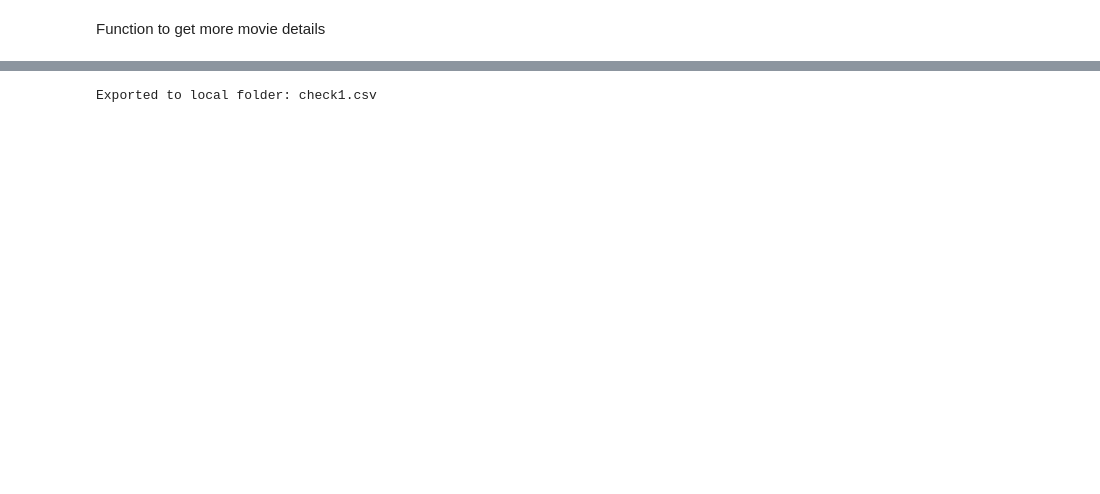
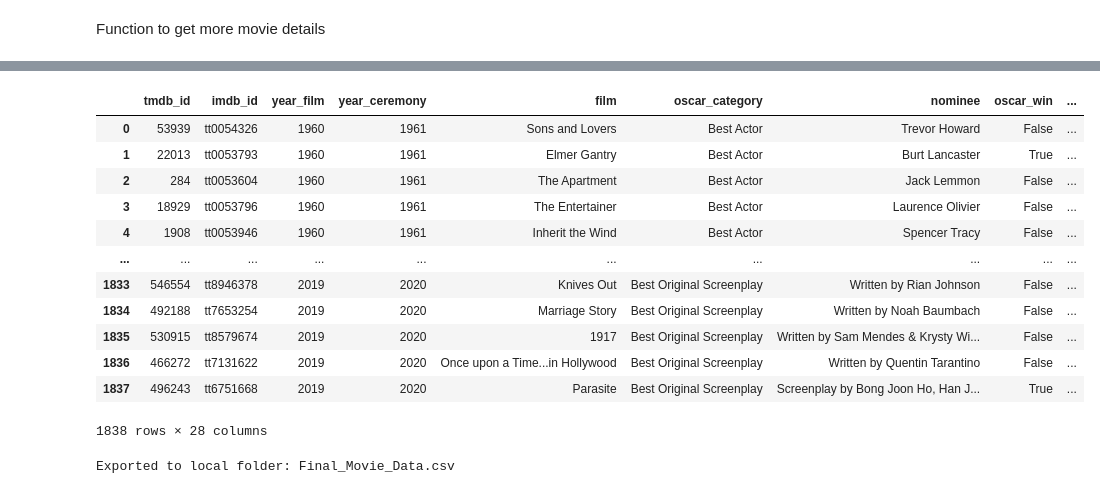
Before and after one commit to cruzerngz/miniproject_1105, a Jupyter notebook: Movies/1_Data_Acquisition_and_Cleaning.ipynb, the cells around one changed output, grey strips where cells are left out. Saved outputs shown, nothing was run; the diff lists cells and outputs as text; code cells hidden in the pictures; blank space fills up the shorter version.

```diff
--- a/Movies/1_Data_Acquisition_and_Cleaning.ipynb
+++ b/Movies/1_Data_Acquisition_and_Cleaning.ipynb
@@ -442,3 +474,0 @@ final_df
-# %%
-oscar_details = pd.merge(final_df, oscar_df, how='right')
-oscar_details
@@ -458,0 +532,3 @@ oscar_details
+# %%
+imdb = oscar_details.to_dict('r')
+omdb_df = pd.DataFrame(get_omdb_details(imdb))
@@ -459,6 +551,23 @@ oscar_details
+# %%
+final_movie_df = pd.merge(final_df, omdb_df, how='left', on=["imdb_id", "oscar_category", "nominee"])
+final_movie_df
+# %% [output]
+|  | tmdb_id | imdb_id | year_film | year_ceremony | film | oscar_category | nominee | oscar_win | ... |
+| 0 | 53939 | tt0054326 | 1960 | 1961 | Sons and Lovers | Best Actor | Trevor Howard | False | ... |
+| 1 | 22013 | tt0053793 | 1960 | 1961 | Elmer Gantry | Best Actor | Burt Lancaster | True | ... |
+| 2 | 284 | tt0053604 | 1960 | 1961 | The Apartment | Best Actor | Jack Lemmon | False | ... |
+| 3 | 18929 | tt0053796 | 1960 | 1961 | The Entertainer | Best Actor | Laurence Olivier | False | ... |
+| 4 | 1908 | tt0053946 | 1960 | 1961 | Inherit the Wind | Best Actor | Spencer Tracy | False | ... |
+| ... | ... | ... | ... | ... | ... | ... | ... | ... | ... |
+| 1833 | 546554 | tt8946378 | 2019 | 2020 | Knives Out | Best Original Screenplay | Written by Rian Johnson | False | ... |
+| 1834 | 492188 | tt7653254 | 2019 | 2020 | Marriage Story | Best Original Screenplay | Written by Noah Baumbach | False | ... |
+| 1835 | 530915 | tt8579674 | 2019 | 2020 | 1917 | Best Original Screenplay | Written by Sam Mendes & Krysty Wi... | False | ... |
+| 1836 | 466272 | tt7131622 | 2019 | 2020 | Once upon a Time...in Hollywood | Best Original Screenplay | Written by Quentin Tarantino | False | ... |
+| 1837 | 496243 | tt6751668 | 2019 | 2020 | Parasite | Best Original Screenplay | Screenplay by Bong Joon Ho, Han J... | True | ... |
+1838 rows × 28 columns
 # %%
-db_path='check1''.csv'
+db_path='Final_Movie_Data''.csv'
 oscar_details.to_csv(db_path)
 print("Exported to local folder:",db_path)
 # %% [output]
-Exported to local folder: check1.csv
+Exported to local folder: Final_Movie_Data.csv
```
Also changed, not shown: parts of 30 cells of this notebook.
